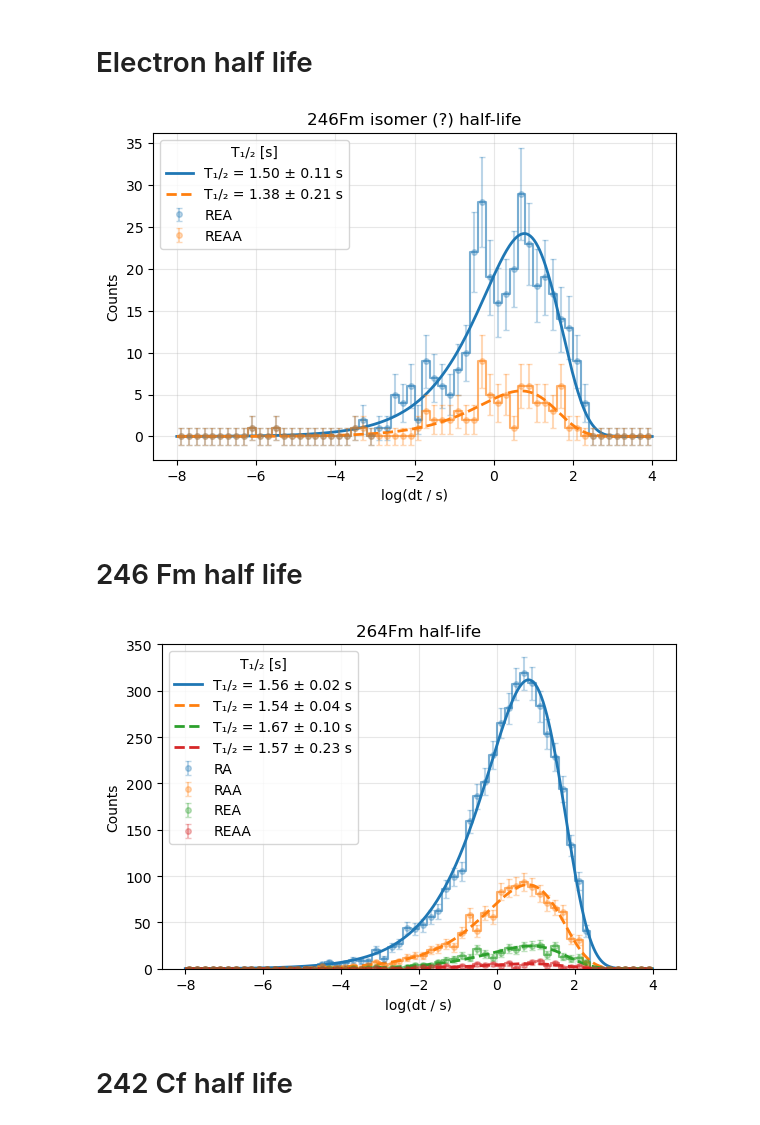
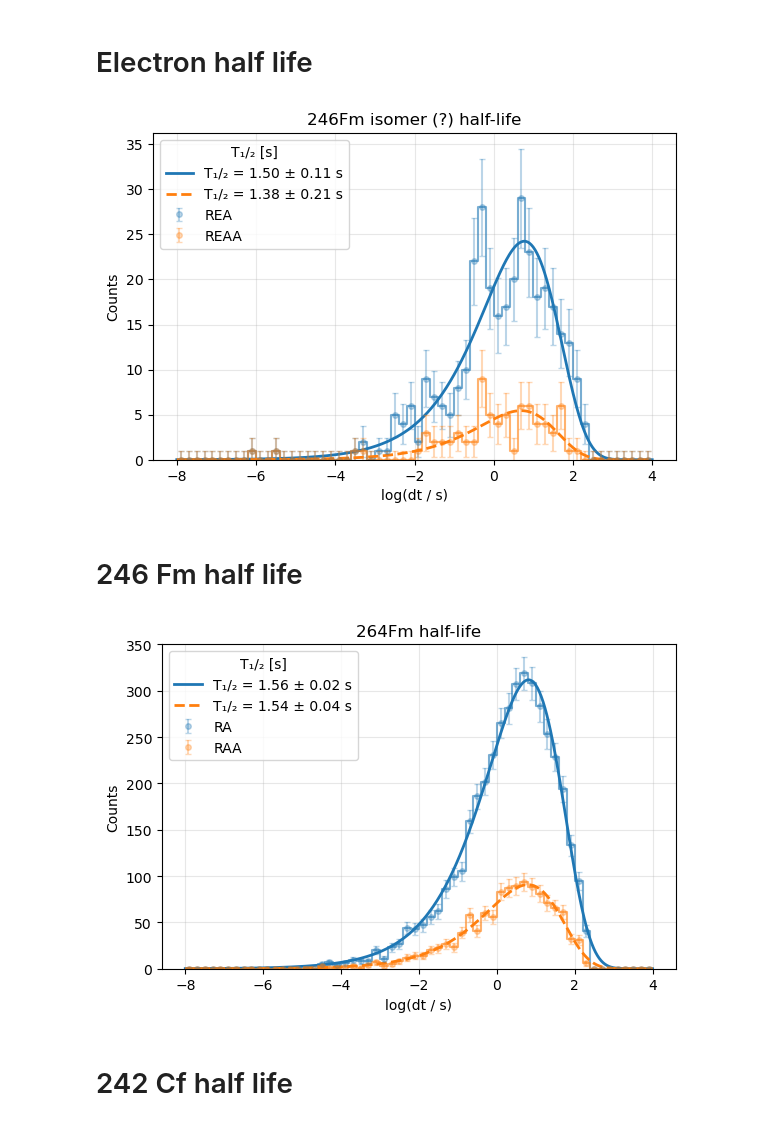
Before and after one commit to JChads4/ppac_code, a Jupyter notebook: analysis_notebook.ipynb, the cells around one changed output. Saved outputs shown, nothing was run; the diff lists cells and outputs as text; code cells hidden in the pictures.

```diff
--- a/analysis_notebook.ipynb
+++ b/analysis_notebook.ipynb
@@ -41,0 +72,23 @@ Loaded final_correlated: 99162 rows
+# %%
+plates = ['cathode', 'anodeV', 'anodeH']
+fig, axs = plt.subplots(1, 3, figsize=(20, 6), sharex=True)
+df_choice = df_RA
+for ax, plate in zip(axs, plates):
+
+    imp_col = f'dt_{plate}_us'
+    rec_col = f'rec_dt_{plate}_us'
+
+#     hb = ax.hexbin(
+#         coincident['imp_xE'], coincident[imp_col],gridsize=200, extent=(0, 10000, -1.7, -1.5),
+#         mincnt=1, cmap='viridis', alpha=0.7
+#     )
+    # or scatter
+    ax.scatter(df_choice['recoil_xE'], df_choice[imp_col],
+                alpha=0.2, s=0.1, c='blue')
+    ax.set_ylabel(f'ToF μs ({plate})')
+    ax.set_title(f'{plate.capitalize()} ToF vs implant E')
+    ax.tick_params(axis='both', which='major')
+    ax.set_ylim(-1.8,-0.75)
+
+axs[-1].set_xlabel('SHREC implant energy (keV)')
+plt.xlim(0,20e3)
@@ -329,32 +401,33 @@ def plot_multiple_decay_fits(datasets, figsize=(6,4),
 # %%
 # # Define your list of data‐settings:
 fm246_isomer = [
     {
       'df': df_REA,
       't1_col': 'electron1_t',
       't2_col': 'recoil_t',
       'initial': [np.log(2)/1.0, 100],
       'label': 'REA',
       'linestyle': '-'
     },
     {
       'df': df_REAA,
       't1_col': 'electron1_t',
       't2_col': 'recoil_t',
       'initial': [np.log(2)/1, 20],
       'label': 'REAA',
       'linestyle': '--'
     },
 
 ]
 
 fig, ax = plot_multiple_decay_fits(fm246_isomer,
                                    bins=60,
                                    hist_range=(-8,4))
 plt.title("246Fm isomer (?) half-life")
+plt.ylim(bottom=0)
 plt.show()
 # %% [output]
-[figure, old version]
+[figure, new version]
 # %% [markdown]
 # 246 Fm half life
 # %%
@@ -376,22 +449,22 @@ fm246 = [
       'label': 'RAA',
       'linestyle': '--'
     },
-    {
-      'df': df_REA,
-      't1_col': 'alpha1_t',
-      't2_col': 'electron1_t',
-      'initial': [np.log(2)/1.5, 20],
-      'label': 'REA',
-      'linestyle': '--'
-    },
-    {
-      'df': df_REAA,
-      't1_col': 'alpha1_t',
-      't2_col': 'electron1_t',
-      'initial': [np.log(2)/1.5, 20],
-      'label': 'REAA',
-      'linestyle': '--'
-    },
+#     {
+#       'df': df_REA,
+#       't1_col': 'alpha1_t',
+#       't2_col': 'electron1_t',
+#       'initial': [np.log(2)/1.5, 20],
+#       'label': 'REA',
+#       'linestyle': '--'
+#     },
+#     {
+#       'df': df_REAA,
+#       't1_col': 'alpha1_t',
+#       't2_col': 'electron1_t',
+#       'initial': [np.log(2)/1.5, 20],
+#       'label': 'REAA',
+#       'linestyle': '--'
+#     },
 
 ]
 
@@ -400,7 +473,7 @@ plt.ylim(0,350)
 plt.title("264Fm half-life")
 plt.show()
 # %% [output]
-[figure, old version]
+[figure, new version]
 # %% [markdown]
 # 242 Cf half life
 # %%
```
Also changed, not shown: parts of 11 cells of this notebook, 1 other file.
